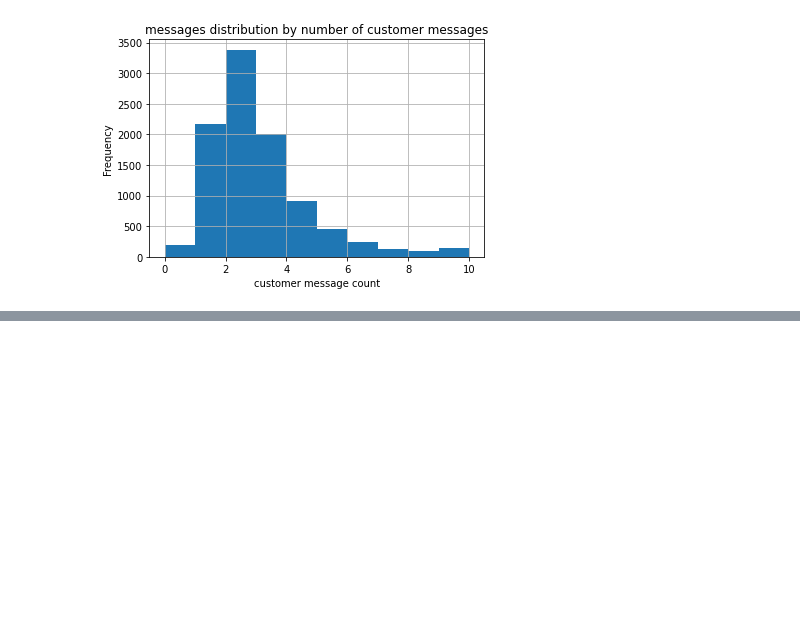
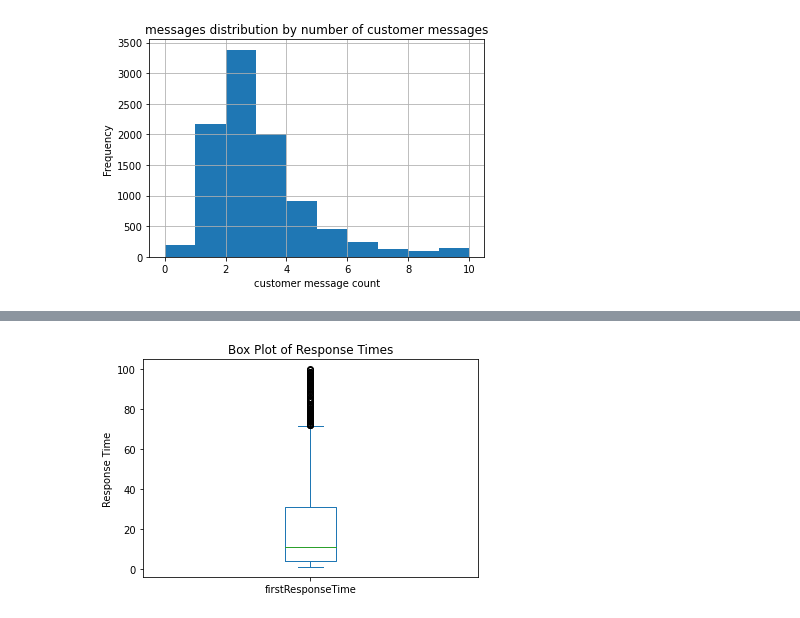
Before and after one commit to 4rdii/instagram-message-analysis, a Jupyter notebook: main.ipynb, the cells around one changed output, grey strips where cells are left out. Drawn from its saved outputs; the diff is of its cells as text; code cells hidden in the pictures; blank space fills up the shorter version.

```diff
--- a/main.ipynb
+++ b/main.ipynb
@@ -216,0 +294,7 @@ plt.show()
+# %%
+df['firstResponseTime'].plot(kind='box')
+plt.ylabel('Response Time')
+plt.title('Box Plot of Response Times')
+plt.show()
+# %% [output]
+[figure, added]
```
Also changed, not shown: parts of 10 cells of this notebook, 1 other file.
